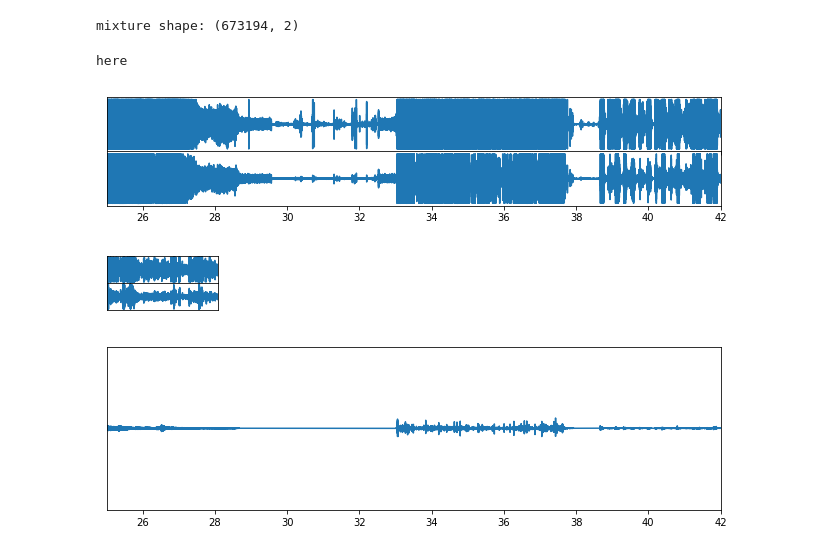
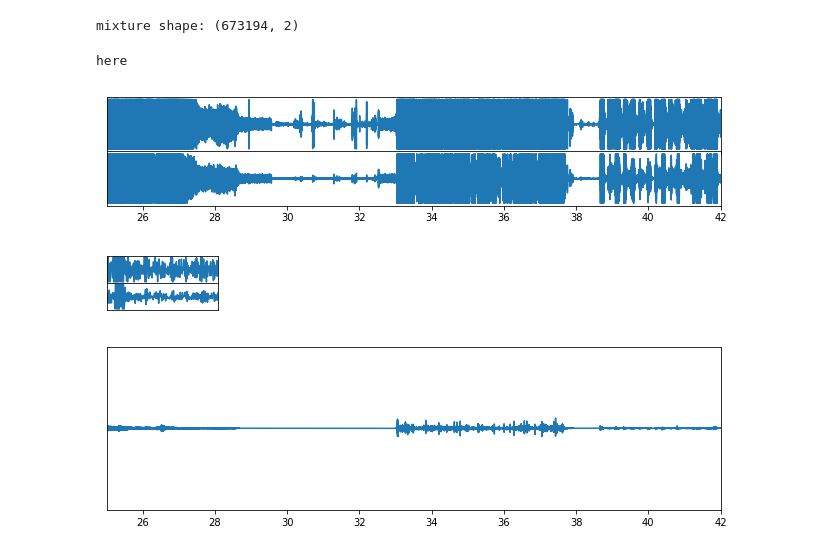
Before and after one commit to nigroup/binaural_audition, a Jupyter notebook: common/data/data_creation/Moritz_Talk.ipynb, the cells around one changed output. Cells and saved outputs as stored; diff of their text form; code cells hidden in the pictures.

```diff
--- a/common/data/data_creation/Moritz_Talk.ipynb
+++ b/common/data/data_creation/Moritz_Talk.ipynb
@@ -216,23 +216,23 @@ result_master = merge_sources(last_frame, arrays, start_frames_in_source, start_
 # %%
 # mixture
 
 fps = ['/Users/Heiner/repos/binaural_audition/common/data/data_creation/demo_sound_mixture_TelephoneElectron+6037_36_3_start25s.wav']
 arrays, framerate_mixture = concat_sources(fps)
 
 start_frames_in_source = [0]
 
 last_frame = int(complete_mixture_length_in_s * framerate_mixture) - int(25 * framerate_mixture)
 
 start_frames_in_result = [0]
 
 result_mixture = merge_sources(last_frame, arrays, start_frames_in_source, start_frames_in_result)
 plot_from_array(result_mixture, 'mixture_wav', framerate_mixture, start_in_s=25, xlim=(25, 42), SNR_RATE=1, stereo=True)
 
-plot_from_array(result_mixture, 'mixture_wav_inner', framerate_mixture, start_in_s=25, xlim=(35, 35.2), figsize=(2, 1), SNR_RATE=1, stereo=True)
+plot_from_array(result_mixture, 'mixture_wav_inner_20ms', framerate_mixture, start_in_s=25, xlim=(35, 35.02), figsize=(2, 1), SNR_RATE=1, stereo=True)
 # %% [output]
 here
 [figure]
-[figure, old version]
+[figure, new version]
 # %%
 abs_max = np.abs(np.nanmax([np.nanmax(result_distr1)*SNR_DISTRACTOR1_RATE, np.nanmax(result_distr2)*SNR_DISTRACTOR2_RATE, np.nanmax(result_master)*SNR_MASTER_RATE]))
 abs_min = np.abs(np.nanmin([np.nanmin(result_distr1)*SNR_DISTRACTOR1_RATE, np.nanmin(result_distr2)*SNR_DISTRACTOR2_RATE, np.nanmin(result_master)*SNR_MASTER_RATE]))
```
Also changed, not shown: 1 other file.
